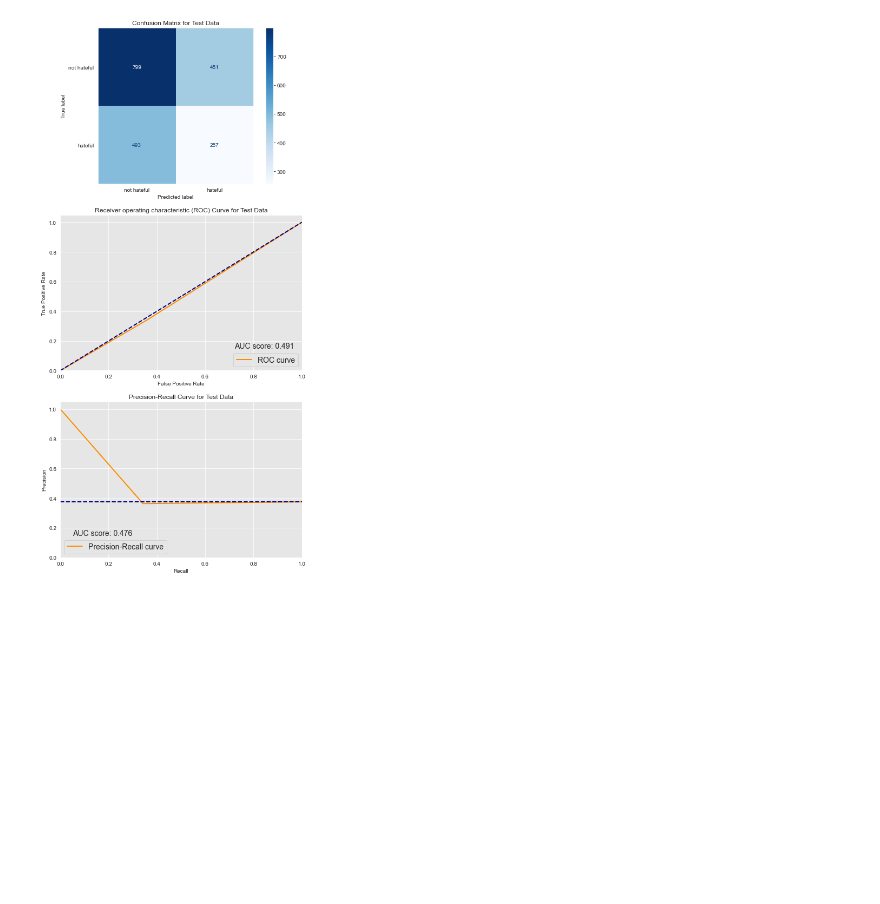
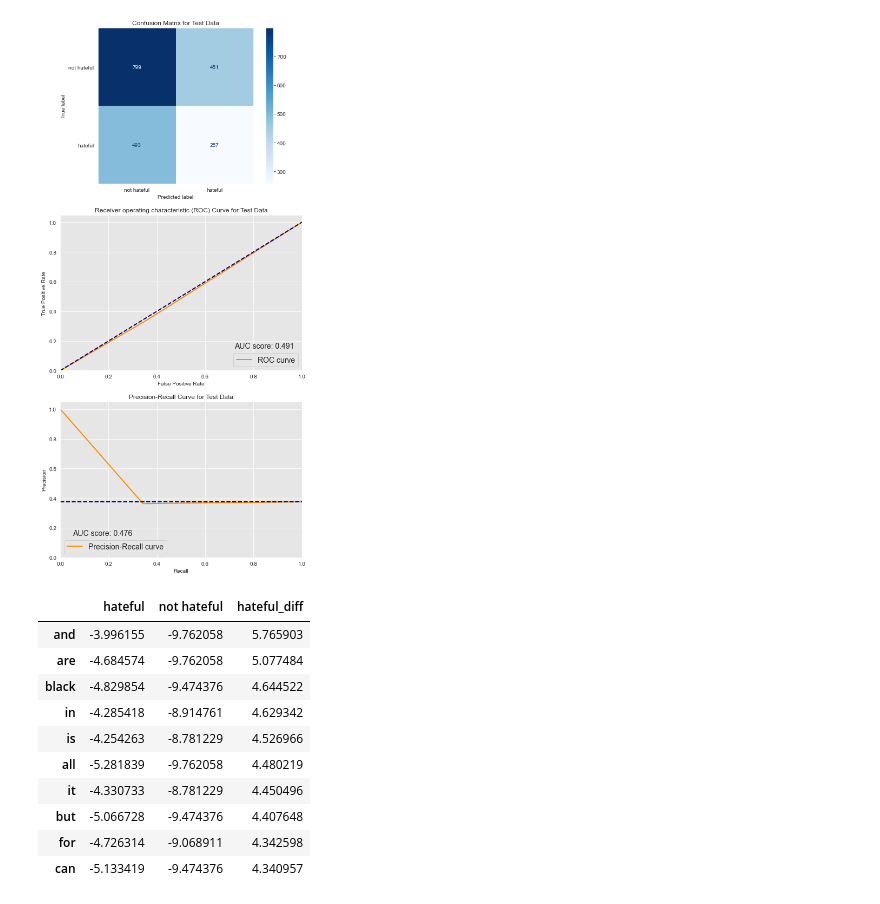
Before and after one commit to andrewwhitman/HatefulMemesDetection, a Jupyter notebook: notebooks/Models.ipynb, the cells around one changed output. Drawn from its saved outputs; the diff is of its cells as text; code cells hidden in the pictures; blank space fills up the shorter version.

```diff
--- a/notebooks/Models.ipynb
+++ b/notebooks/Models.ipynb
@@ -671,3 +671,26 @@ Precision: 0.363
 Recall: 0.343
 f1: 0.353
 [figure]
+# %%
+neg_df = pd.DataFrame.from_dict(dict(zip(count_gs.best_estimator_['vect'].get_feature_names(), count_gs.best_estimator_['clf'].feature_log_prob_[0])),
+                      orient = 'index', columns=['not hateful'])
+# %%
+pos_df = pd.DataFrame.from_dict(dict(zip(count_gs.best_estimator_['vect'].get_feature_names(), count_gs.best_estimator_['clf'].feature_log_prob_[1])),
+                      orient = 'index', columns=['hateful'])
+# %%
+feature_importances = pd.concat([pos_df, neg_df], axis=1)
+# %%
+feature_importances['hateful_diff'] = feature_importances['hateful'] - feature_importances['not hateful']
+feature_importances.sort_values(by='hateful_diff', ascending=False).head(10)
+# %% [output]
+|  | hateful | not hateful | hateful_diff |
+| and | -3.996155 | -9.762058 | 5.765903 |
+| are | -4.684574 | -9.762058 | 5.077484 |
+| black | -4.829854 | -9.474376 | 4.644522 |
+| in | -4.285418 | -8.914761 | 4.629342 |
+| is | -4.254263 | -8.781229 | 4.526966 |
+| all | -5.281839 | -9.762058 | 4.480219 |
+| it | -4.330733 | -8.781229 | 4.450496 |
+| but | -5.066728 | -9.474376 | 4.407648 |
+| for | -4.726314 | -9.068911 | 4.342598 |
+| can | -5.133419 | -9.474376 | 4.340957 |
```
Also changed, not shown: parts of 9 cells of this notebook, 1 other file.
